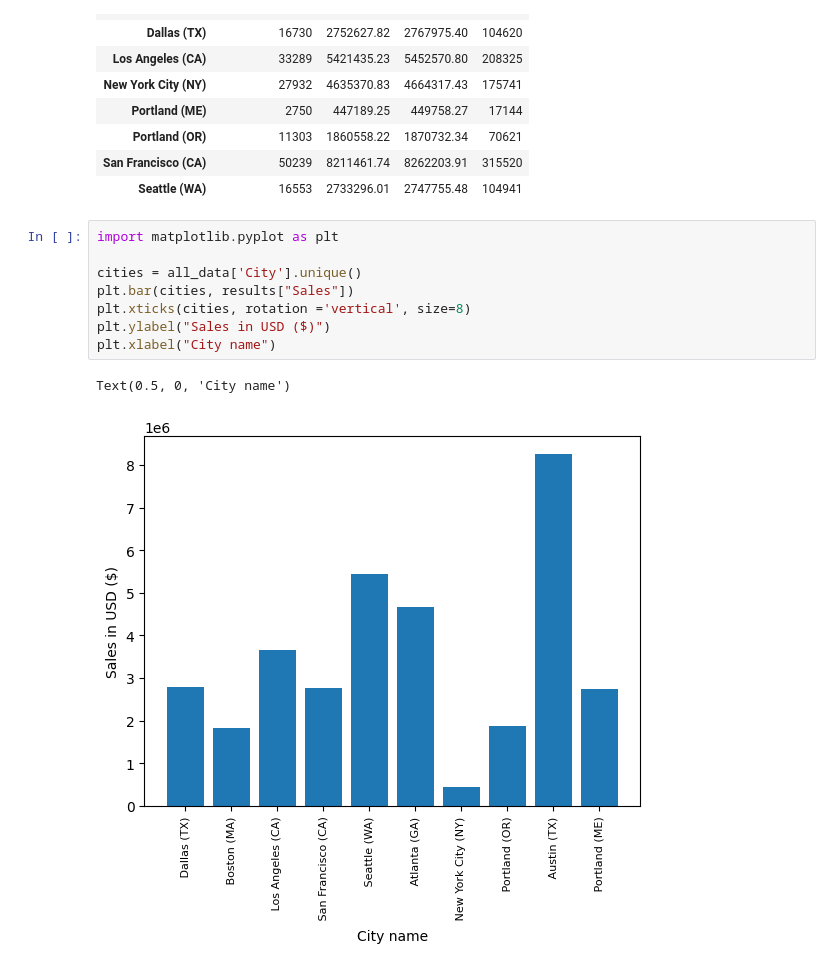
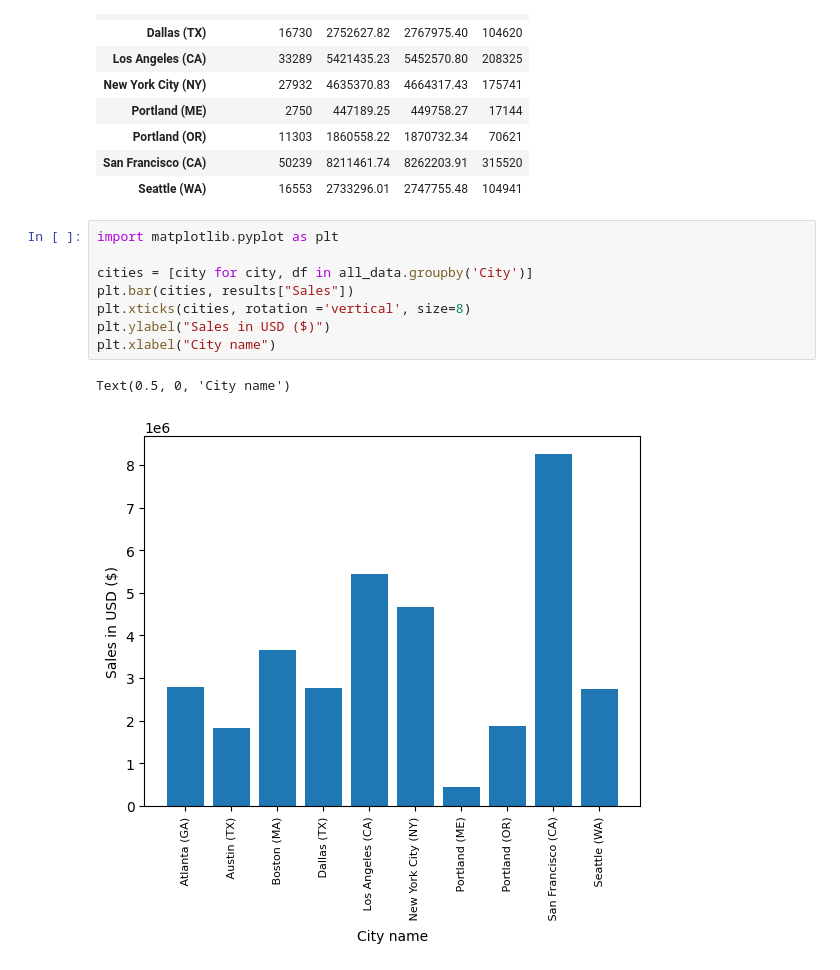
Before and after one commit to Macreamy/Pandas-Data-Science-Tasks, a Jupyter notebook: Pandas.ipynb, the cells around one changed output. Saved outputs shown, nothing was run; the diff lists cells and outputs as text.

Commit message:
Finished data analitycs

```diff
--- a/Pandas.ipynb
+++ b/Pandas.ipynb
@@ -162,11 +162,11 @@ results.head(10)
 # %%
 import matplotlib.pyplot as plt
 
-cities = all_data['City'].unique()
+cities = [city for city, df in all_data.groupby('City')]
 plt.bar(cities, results["Sales"])
 plt.xticks(cities, rotation ='vertical', size=8)
 plt.ylabel("Sales in USD ($)")
 plt.xlabel("City name")
 # %% [output]
 Text(0.5, 0, 'City name')
-[figure, old version]
+[figure, new version]
```
Also changed, not shown: parts of 12 cells of this notebook.
